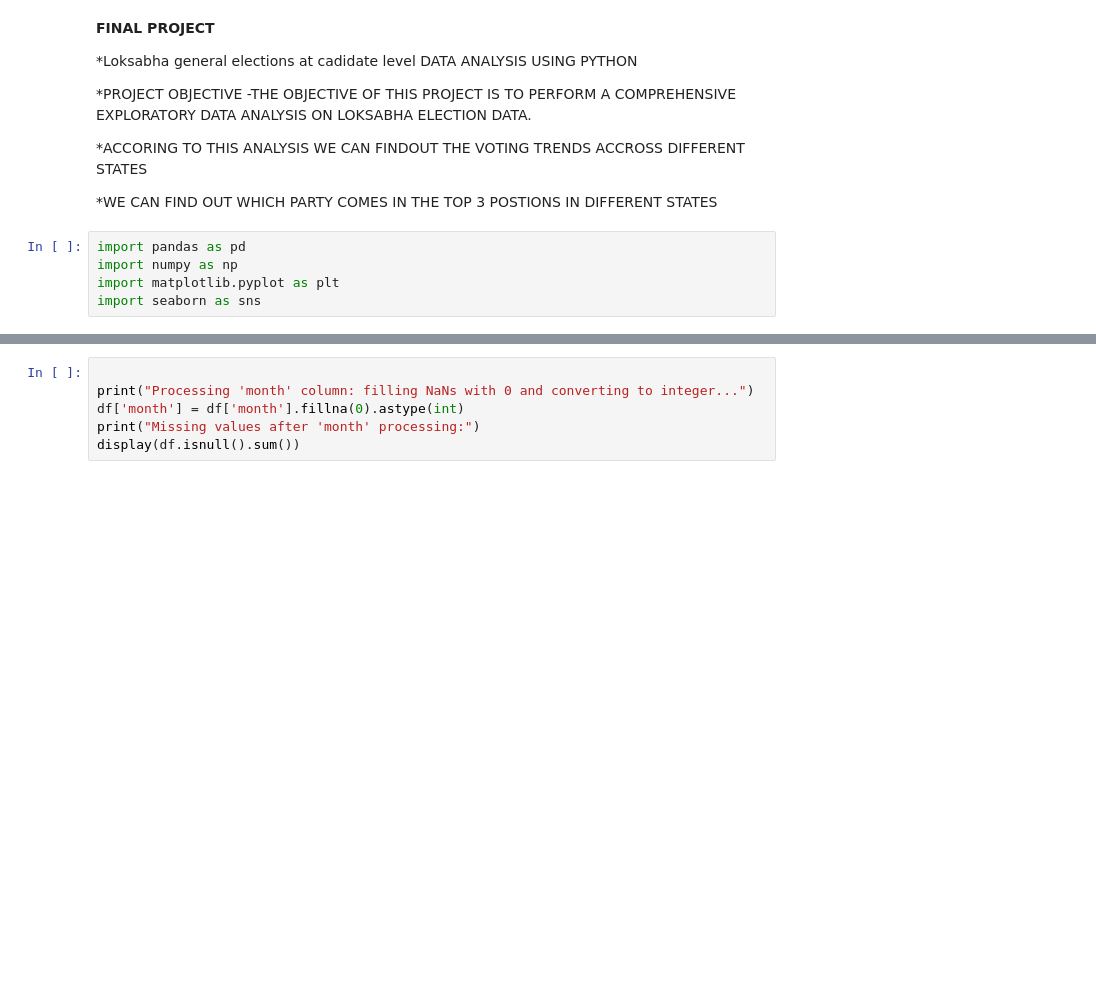
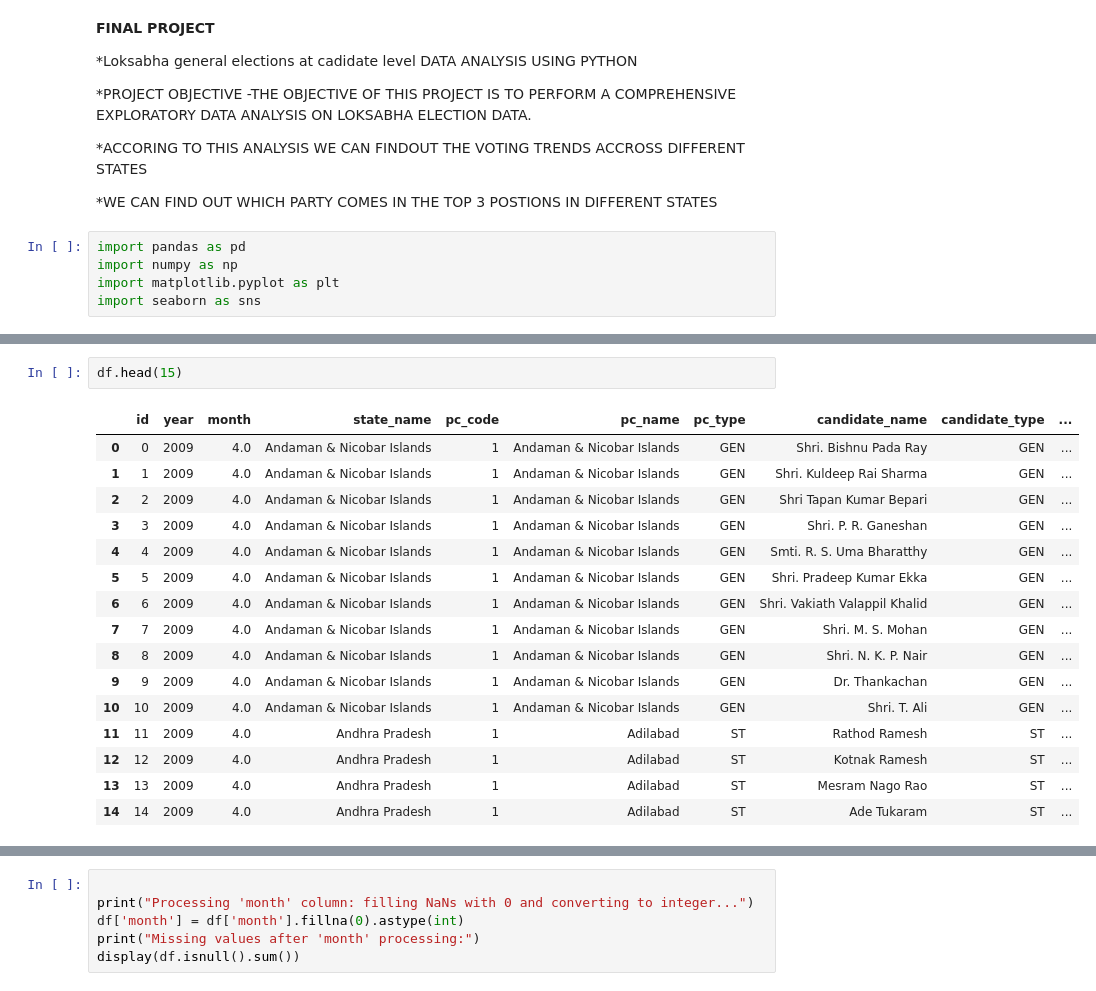
Before and after one commit to nandhuboban/python-project, a Jupyter notebook: final_project_new.ipynb, the cells around one changed output, grey strips where cells are left out. Cells and saved outputs as stored; diff of their text form; blank space fills up the shorter version.

```diff
--- a/final_project_new.ipynb
+++ b/final_project_new.ipynb
@@ -29,0 +62,19 @@ display(df.head())
+# %%
+df.head(15)
+# %% [output]
+|  | id | year | month | state_name | pc_code | pc_name | pc_type | candidate_name | candidate_type | ... |
+| 0 | 0 | 2009 | 4.0 | Andaman & Nicobar Islands | 1 | Andaman & Nicobar Islands | GEN | Shri. Bishnu Pada Ray | GEN | ... |
+| 1 | 1 | 2009 | 4.0 | Andaman & Nicobar Islands | 1 | Andaman & Nicobar Islands | GEN | Shri. Kuldeep Rai Sharma | GEN | ... |
+| 2 | 2 | 2009 | 4.0 | Andaman & Nicobar Islands | 1 | Andaman & Nicobar Islands | GEN | Shri Tapan Kumar Bepari | GEN | ... |
+| 3 | 3 | 2009 | 4.0 | Andaman & Nicobar Islands | 1 | Andaman & Nicobar Islands | GEN | Shri. P. R. Ganeshan | GEN | ... |
+| 4 | 4 | 2009 | 4.0 | Andaman & Nicobar Islands | 1 | Andaman & Nicobar Islands | GEN | Smti. R. S. Uma Bharatthy | GEN | ... |
+| 5 | 5 | 2009 | 4.0 | Andaman & Nicobar Islands | 1 | Andaman & Nicobar Islands | GEN | Shri. Pradeep Kumar Ekka | GEN | ... |
+| 6 | 6 | 2009 | 4.0 | Andaman & Nicobar Islands | 1 | Andaman & Nicobar Islands | GEN | Shri. Vakiath Valappil Khalid | GEN | ... |
+| 7 | 7 | 2009 | 4.0 | Andaman & Nicobar Islands | 1 | Andaman & Nicobar Islands | GEN | Shri. M. S. Mohan | GEN | ... |
+| 8 | 8 | 2009 | 4.0 | Andaman & Nicobar Islands | 1 | Andaman & Nicobar Islands | GEN | Shri. N. K. P. Nair | GEN | ... |
+| 9 | 9 | 2009 | 4.0 | Andaman & Nicobar Islands | 1 | Andaman & Nicobar Islands | GEN | Dr. Thankachan | GEN | ... |
+| 10 | 10 | 2009 | 4.0 | Andaman & Nicobar Islands | 1 | Andaman & Nicobar Islands | GEN | Shri. T. Ali | GEN | ... |
+| 11 | 11 | 2009 | 4.0 | Andhra Pradesh | 1 | Adilabad | ST | Rathod Ramesh | ST | ... |
+| 12 | 12 | 2009 | 4.0 | Andhra Pradesh | 1 | Adilabad | ST | Kotnak Ramesh | ST | ... |
+| 13 | 13 | 2009 | 4.0 | Andhra Pradesh | 1 | Adilabad | ST | Mesram Nago Rao | ST | ... |
+| 14 | 14 | 2009 | 4.0 | Andhra Pradesh | 1 | Adilabad | ST | Ade Tukaram | ST | ... |
```
Also changed, not shown: parts of 11 cells of this notebook.
